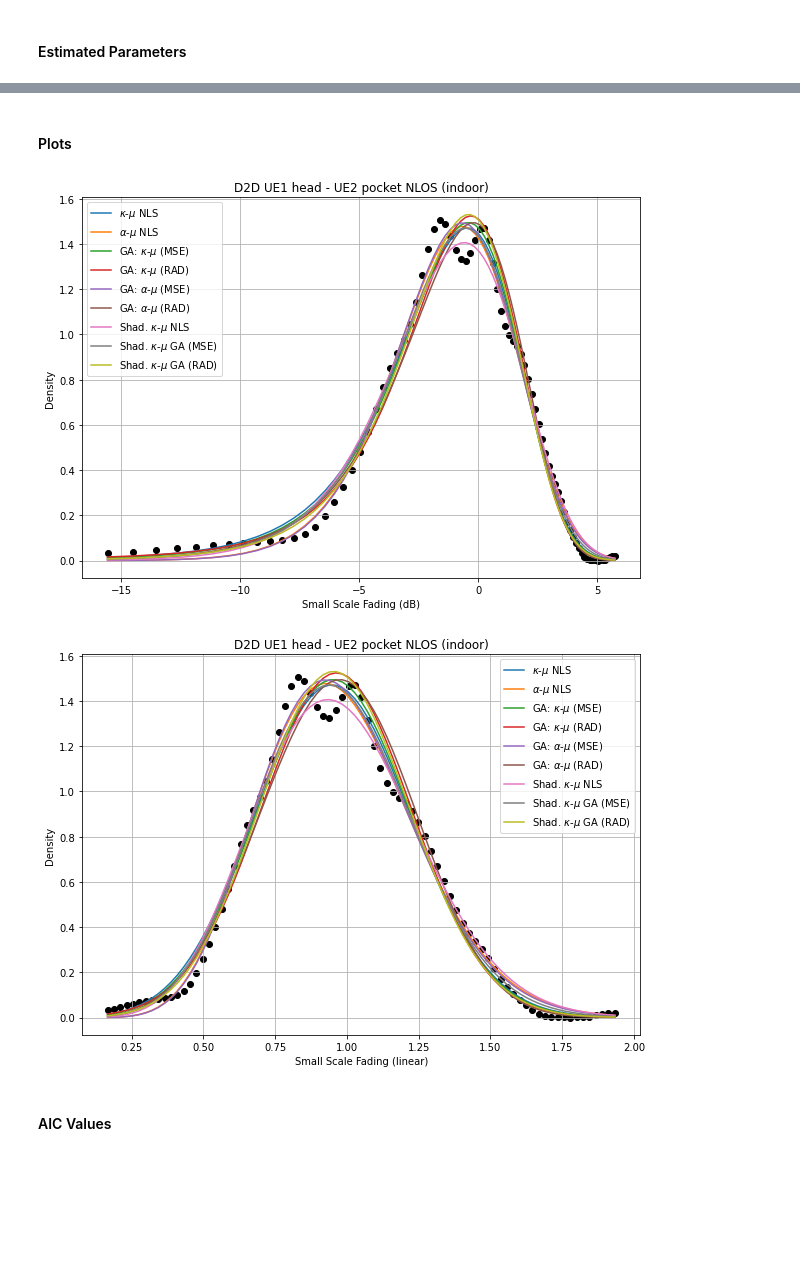
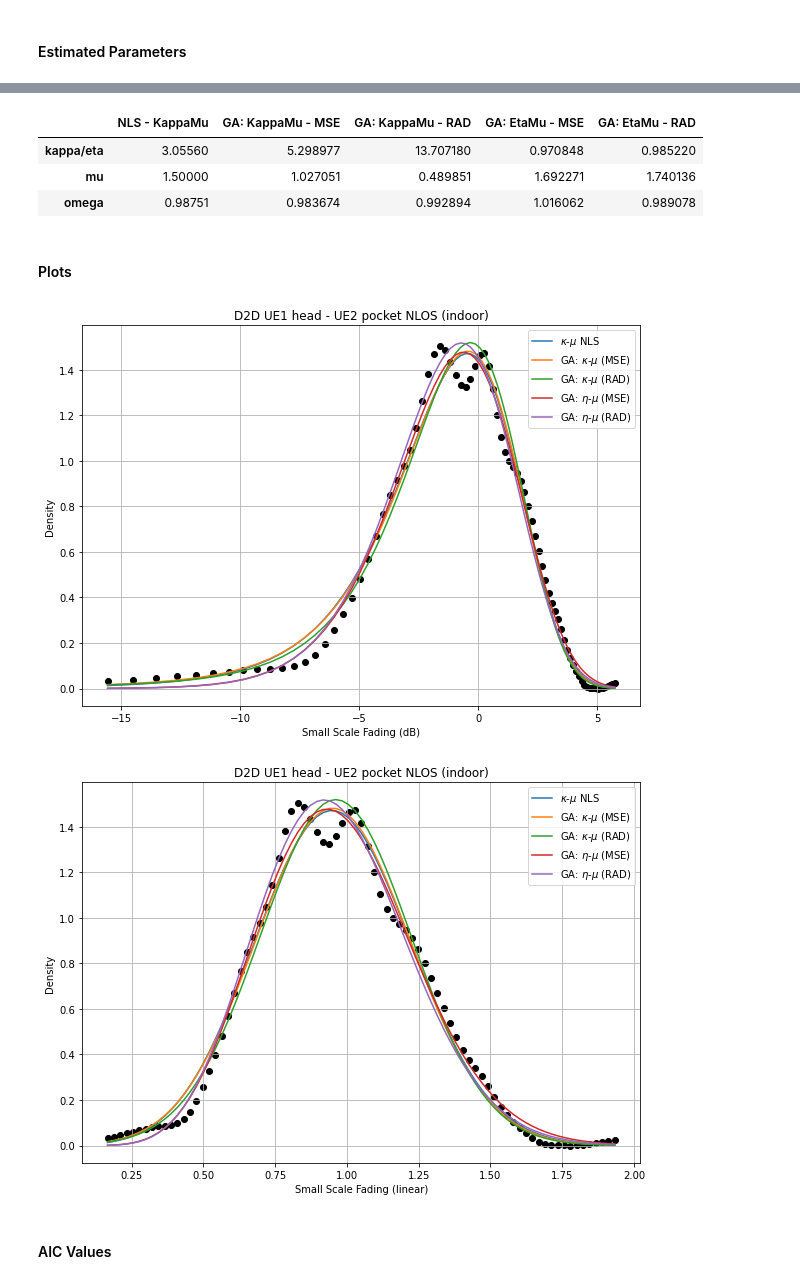
Before and after one commit to SamuelBFG/ga-fading, a Jupyter notebook: D2D/Estimated_parameters_localmean/GA_Eta_Mu_Kappa_Mu_Fitting.ipynb, the cells around one changed output, grey strips where cells are left out. Drawn from its saved outputs; the diff is of its cells as text; code cells hidden in the pictures; blank space fills up the shorter version.

```diff
--- a/D2D/Estimated_parameters_localmean/GA_Eta_Mu_Kappa_Mu_Fitting.ipynb
+++ b/D2D/Estimated_parameters_localmean/GA_Eta_Mu_Kappa_Mu_Fitting.ipynb
@@ -833,8 +669,8 @@ Case: D2D UE1 head - UE2 pocket LOS (indoor)
 ### D2D UE1 head - UE2 pocket NLOS (indoor) [Case 2]
 # %%
 case = 'D2D UE1 head - UE2 pocket NLOS (indoor)'
-estParameters_au_ku_case2 = pd.DataFrame()
-estParameters_sku_case2 = pd.DataFrame()
+estParameters_eu_ku_case2 = pd.DataFrame()
+# estParameters_sku_case2 = pd.DataFrame()
 Xdata, Ydata = getDensityEstimationSamples(UE1head_UE2pocket_NLOS.dropna(), nExtractedSamples, case)
 # %% [output]
 [figure]
@@ -920,26 +715,38 @@ display(estParameters_sku_case2)
+# %%
+nls_ku_case2 = [3.0556, 1.5, 0.98751] # KappaMu NLS
+# nls_eu_case2 = [3.6888, 0.93352, 1.0856] # EtaMu NLS
+
+estParameters_eu_ku_case2['NLS - KappaMu'] = nls_ku_case2
+# estParameters_eu_ku_case2['NLS - EtaMu'] = nls_eu_case2
+estParameters_eu_ku_case2['GA: KappaMu - MSE'] = ku_kappa_mse, ku_mu_mse, ku_omega_mse
+estParameters_eu_ku_case2['GA: KappaMu - RAD'] = ku_kappa_rad, ku_mu_rad, ku_omega_rad
+estParameters_eu_ku_case2['GA: EtaMu - MSE'] = eu_eta_mse, eu_mu_mse, eu_omega_mse
+estParameters_eu_ku_case2['GA: EtaMu - RAD'] = eu_eta_rad, eu_mu_rad, eu_omega_rad
+
+index = pd.Index(['kappa/eta', 'mu', 'omega'])
+estParameters_eu_ku_case2 = estParameters_eu_ku_case2.set_index(index)
+display(estParameters_eu_ku_case2)
+# %% [output]
+|  | NLS - KappaMu | GA: KappaMu - MSE | GA: KappaMu - RAD | GA: EtaMu - MSE | GA: EtaMu - RAD |
+| kappa/eta | 3.05560 | 5.298977 | 13.707180 | 0.970848 | 0.985220 |
+| mu | 1.50000 | 1.027051 | 0.489851 | 1.692271 | 1.740136 |
+| omega | 0.98751 | 0.983674 | 0.992894 | 1.016062 | 0.989078 |
 # %% [markdown]
 #### Plots
 # %%
 ku_case2_pdf = KappaMuPDF(Xdata, nls_ku_case2[0], nls_ku_case2[1], nls_ku_case2[2]).astype(float)
-au_case2_pdf = AlphaMuPDF(Xdata, nls_au_case2[0], nls_au_case2[1], nls_au_case2[2]).astype(float)
-sku_case2_pdf = shadowedKappaMuPDF(Xdata, nls_sku_case2[0], nls_sku_case2[1], nls_sku_case2[2], nls_sku_case2[3]).astype(float)
-
 
 plotResults(Xdata,\
      Ydata,\
      ku_case2_pdf,\
-     au_case2_pdf,\
-     estParameters_au_ku_case2['GA: KappaMu - MSE'],\
-     estParameters_au_ku_case2['GA: KappaMu - RAD'],\
-     estParameters_au_ku_case2['GA: AlphaMu - MSE'],\
-     estParameters_au_ku_case2['GA: AlphaMu - RAD'],\
-     sku_case2_pdf,\
-     estParameters_sku_case2['GA: Shad. KappaMu T1 - MSE'],\
-     estParameters_sku_case2['GA: Shad. KappaMu T1 - RAD'],\
+     estParameters_eu_ku_case2['GA: KappaMu - MSE'],\
+     estParameters_eu_ku_case2['GA: KappaMu - RAD'],\
+     estParameters_eu_ku_case2['GA: EtaMu - MSE'],\
+     estParameters_eu_ku_case2['GA: EtaMu - RAD'],\
      case)
 # %% [output]
-[figure, old version]
+[figure, new version]
-[figure, old version]
+[figure, new version]
 # %% [markdown]
 #### AIC Values
 # %%
```
Also changed, not shown: parts of 25 cells of this notebook.
